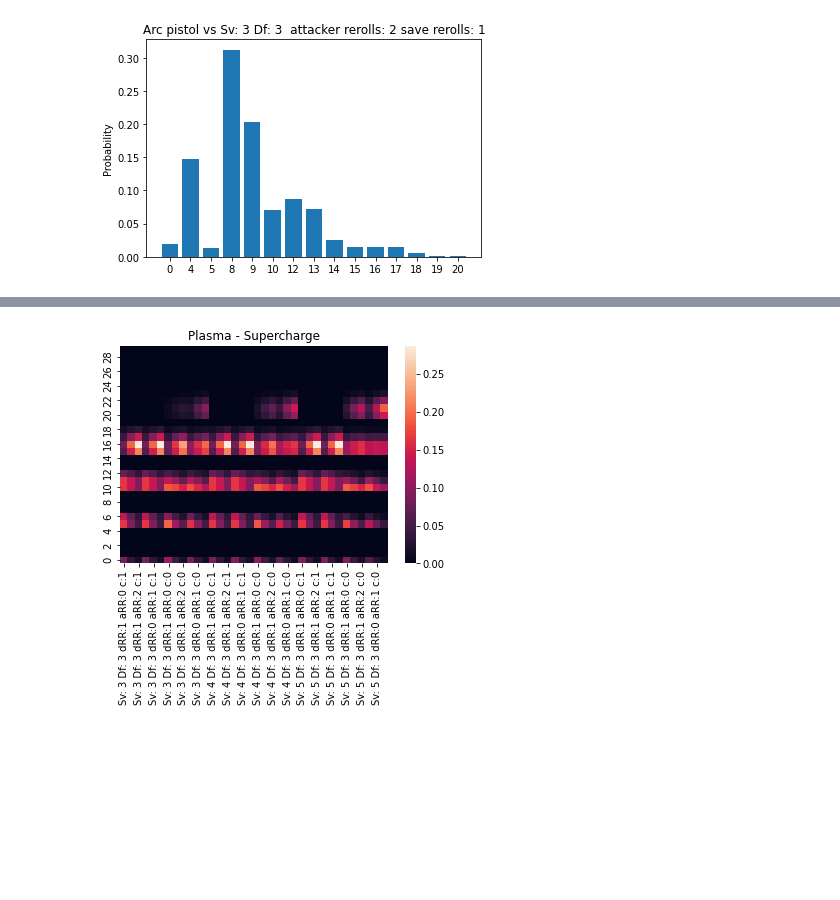
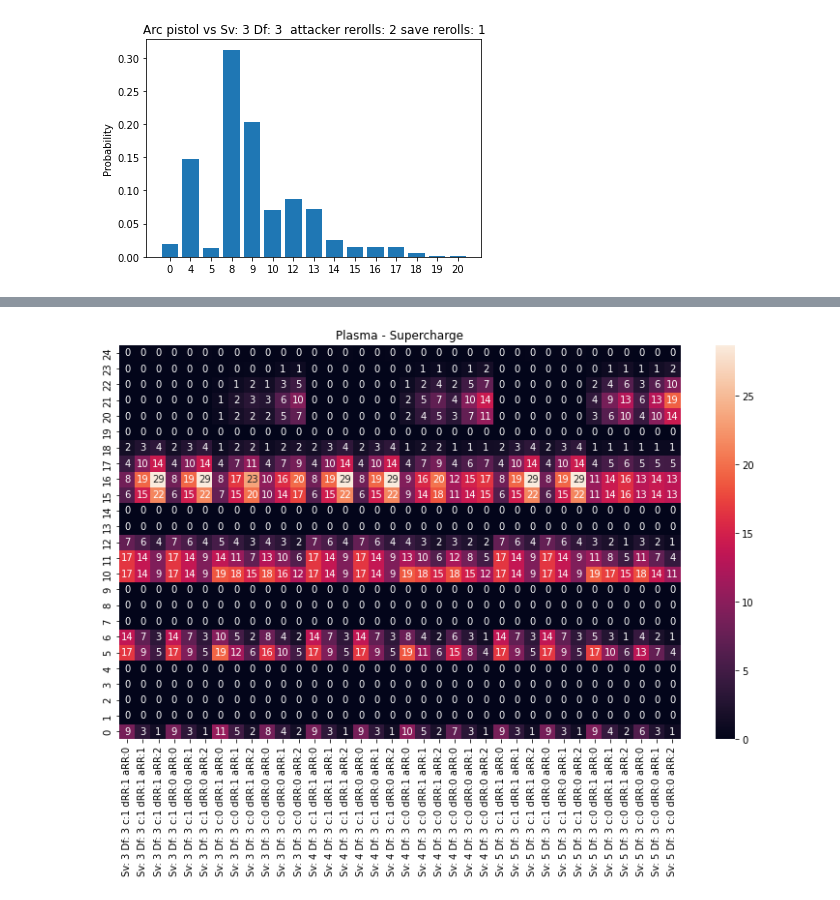
Before and after one commit to feuerfritas/ktstats, a Jupyter notebook: Untitled.ipynb, the cells around one changed output, grey strips where cells are left out. Saved outputs shown, nothing was run; the diff lists cells and outputs as text; code cells hidden in the pictures; blank space fills up the shorter version.

```diff
--- a/Untitled.ipynb
+++ b/Untitled.ipynb
@@ -297,6 +297,8 @@ class Weapon(object):
     ap = 0
     mw = 0
     no_cover = False
+    rending = False
+    p = 0
 
     def __init__(self, name, attacks, bs, nd, cd, special_rules=None, crit_rules=None):
         self.name = name
@@ -313,6 +315,10 @@ class Weapon(object):
             self.mw = 3
         if 'No Cover' in self.special_rules:
             self.no_cover = True
+        if 'Rending' in self.special_rules:
+            self.rending = True
+        if 'P1' in self.special_rules:
+            self.p = 1
         self.crit_rules = crit_rules or []
 
     def plot_shoot(self, *kargs, **kwargs):
@@ -328,7 +334,25 @@ class Weapon(object):
         return lea.joint(
             KtRoll(self.bs).roll(self.attacks, attack_rerolls),
             target.save().roll(target.get_defense() - self.ap, save_rerolls, normal_retains=cover if not self.no_cover else 0)
-        ).map(resolve_saves).map(self.damage)
+        ).map(self.resolve_saves).map(self.damage)
+
+    def resolve_saves(self, value):
+        result = []
+        hits, saves = value
+        if self.p > 0:
+            saves = saves[0:0-self.p]
+        normal_hits = operator.countOf(hits, 'Success')
+        crit_hits = operator.countOf(hits, 'Crit')
+        if self.rending and crit_hits > 0 and normal_hits > 0:
+            crit_hits += 1
+            normal_hits -= 1
+        normal_saves = operator.countOf(saves, 'Success')
+        crit_saves = operator.countOf(saves, 'Crit')
+        crit_hits = max(0, crit_hits - crit_saves)
+        hits = max(0, normal_hits - normal_saves - max(0, crit_saves - crit_hits))
+        result += ['Crit']*crit_hits + ['Success']*hits
+        return (tuple(result), crit_hits)
+
 
     def damage(self, results):
         hits, og_crits = results
@@ -382,6 +406,11 @@ Requirement already satisfied: cycler>=0.10 in /home/carolina/julio/env/lib/pyth
 Requirement already satisfied: python-dateutil>=2.1 in /home/carolina/julio/env/lib/python3.6/site-packages (from matplotlib>=2.2->seaborn) (2.8.2)
 Requirement already satisfied: pytz>=2017.2 in /home/carolina/julio/env/lib/python3.6/site-packages (from pandas>=0.23->seaborn) (2022.7)
 Requirement already satisfied: six>=1.5 in /home/carolina/julio/env/lib/python3.6/site-packages (from python-dateutil>=2.1->matplotlib>=2.2->seaborn) (1.16.0)
+# %%
+from matplotlib import rcParams
+
+# figure size in inches
+rcParams['figure.figsize'] = [14, 10]
 # %%
 # library
 import seaborn as sns
@@ -396,38 +425,41 @@ import itertools
 #sns.heatmap(df)
 
 class WeaponDamageProfile(object):
 
     def __init__(self, weapon):
         self.weapon = weapon
 
     def generate_matrix(self):
         target_probs = []
         columns = []
         for target in [Target(3,3), Target(3,4), Target(3,5)]:
             for cover_save, save_reroll, attack_reroll in itertools.product(range(1,-1, -1), range(1,-1, -1), range(3)):
-                base = [0]*30
+                # max damage is all crits
+                base = [0] * ((self.weapon.cd + self.weapon.mw) * self.weapon.attacks + 1)
                 scenario = self.weapon.shoot(
                     target,
                     save_rerolls=save_reroll,
                     attack_rerolls=attack_reroll,
                     cover=cover_save
                 )
                 for (wounds, prob) in list(scenario.pmf_tuple):
-                    base[wounds] = prob
+                    base[wounds] = prob * 100
                 target_probs.append(base)
-                columns.append(str(target) + ' dRR:{} aRR:{} c:{}'.format(save_reroll, attack_reroll, cover_save))
+                columns.append(str(target) + ' c:{} dRR:{} aRR:{}'.format(cover_save, save_reroll, attack_reroll))
         return (target_probs, columns)
 
 def plot_heatmap(weapon):
     probs, columns = WeaponDamageProfile(weapon).generate_matrix()
+    rcParams['figure.figsize'] = [len(columns)/3 + 1, len(probs)/6 + 1.5]
     df = pd.DataFrame(np.transpose(probs), columns=columns)
-    ax = sns.heatmap(df)
+    ax = sns.heatmap(df, square=False, annot=True, fmt='.0f')
+    #ax = sns.heatmap(df, square=False, annot=False, fmt='.0f')
     ax.invert_yaxis()
     ax.set_title(weapon.name)
 
 plot_heatmap(plasma)
 # %% [output]
-[figure, old version]
+[figure, new version]
 # %%
 plot_heatmap(plasmal)
 # %% [output]
```
Also changed, not shown: parts of 11 cells of this notebook.
